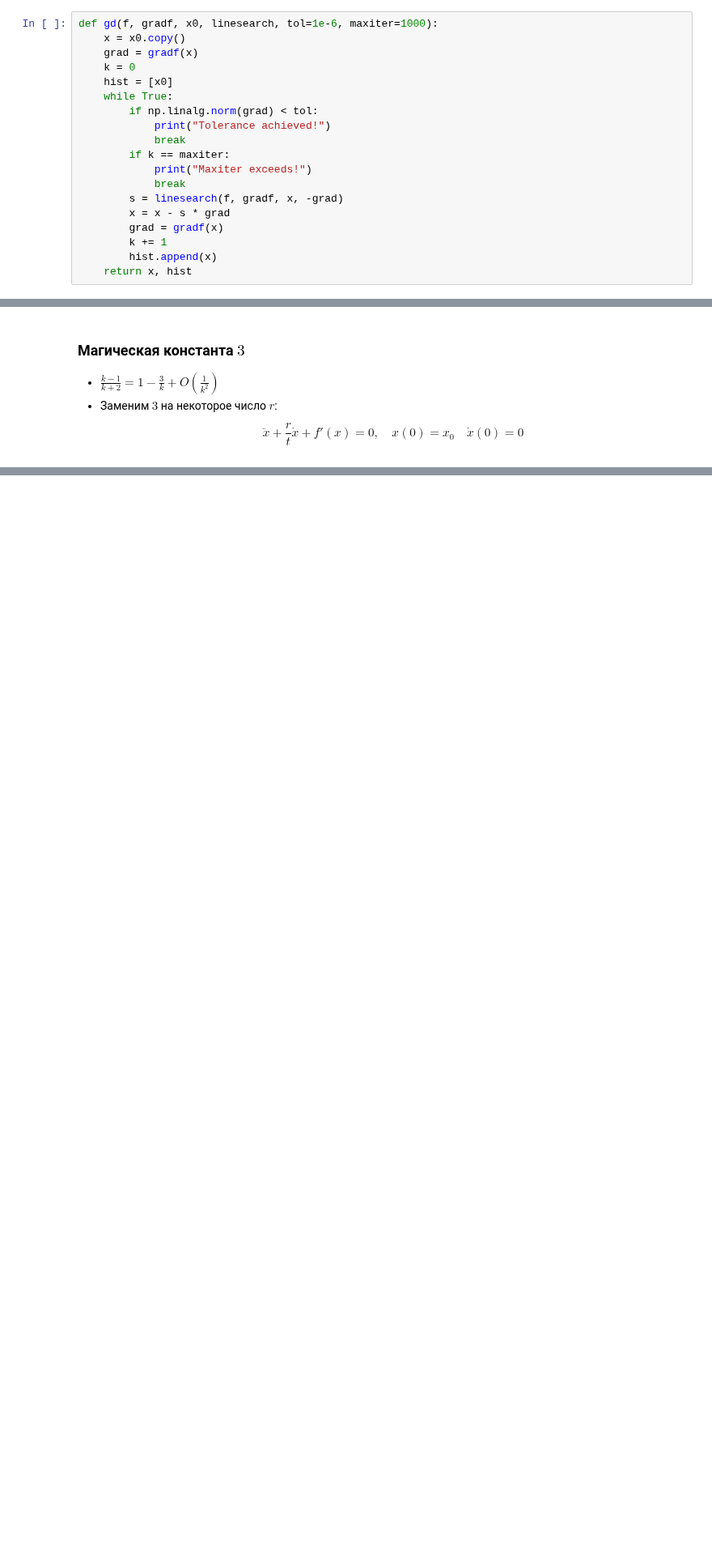
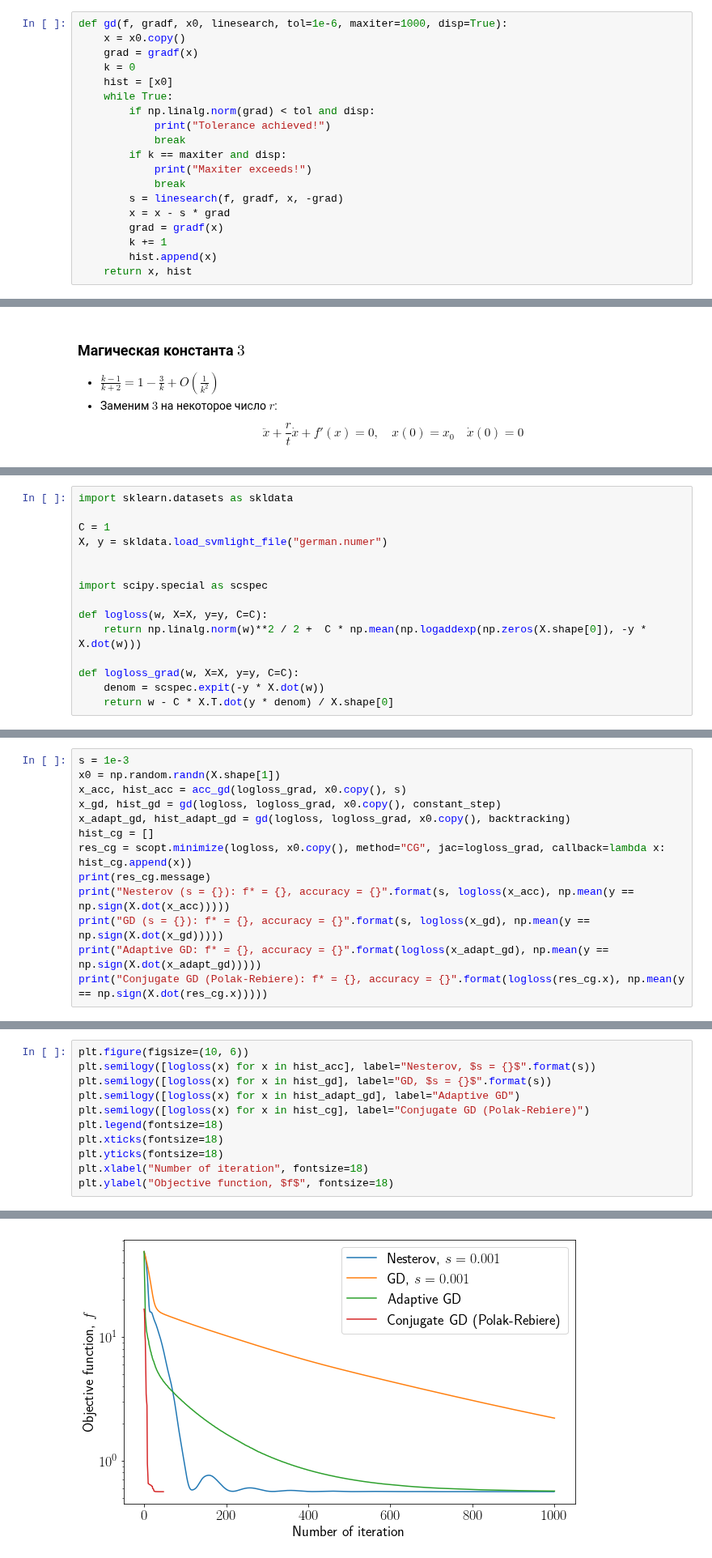
Before and after one commit to amkatrutsa/optimization_course, a Jupyter notebook: ODE4NesterovAcc/ODE4NesterovAcc.ipynb, the cells around one changed output, grey strips where cells are left out. Shown at 81% size. Cells and saved outputs as stored; diff of their text form; blank space fills up the shorter version.

```diff
--- a/ODE4NesterovAcc/ODE4NesterovAcc.ipynb
+++ b/ODE4NesterovAcc/ODE4NesterovAcc.ipynb
@@ -168,16 +168,16 @@ def acc_gd(gradf, x0, s, tol=1e-6, maxiter=1000):
         hist.append(x)
     return x, hist
 # %%
-def gd(f, gradf, x0, linesearch, tol=1e-6, maxiter=1000):
+def gd(f, gradf, x0, linesearch, tol=1e-6, maxiter=1000, disp=True):
     x = x0.copy()
     grad = gradf(x)
     k = 0
     hist = [x0]
     while True:
-        if np.linalg.norm(grad) < tol:
+        if np.linalg.norm(grad) < tol and disp:
             print("Tolerance achieved!")
             break
-        if k == maxiter:
+        if k == maxiter and disp:
             print("Maxiter exceeds!")
             break
         s = linesearch(f, gradf, x, -grad)
@@ -326,0 +335,15 @@ $$
+# %%
+import sklearn.datasets as skldata
+
+C = 1
+X, y = skldata.load_svmlight_file("german.numer")
+
+
+import scipy.special as scspec
+
+def logloss(w, X=X, y=y, C=C):
+    return np.linalg.norm(w)**2 / 2 +  C * np.mean(np.logaddexp(np.zeros(X.shape[0]), -y * X.dot(w)))
+
+def logloss_grad(w, X=X, y=y, C=C):
+    denom = scspec.expit(-y * X.dot(w))
+    return w - C * X.T.dot(y * denom) / X.shape[0]
@@ -326,0 +355,13 @@ $$
+# %%
+s = 1e-3
+x0 = np.random.randn(X.shape[1])
+x_acc, hist_acc = acc_gd(logloss_grad, x0.copy(), s)
+x_gd, hist_gd = gd(logloss, logloss_grad, x0.copy(), constant_step)
+x_adapt_gd, hist_adapt_gd = gd(logloss, logloss_grad, x0.copy(), backtracking)
+hist_cg = []
+res_cg = scopt.minimize(logloss, x0.copy(), method="CG", jac=logloss_grad, callback=lambda x: hist_cg.append(x))
+print(res_cg.message)
+print("Nesterov (s = {}): f* = {}, accuracy = {}".format(s, logloss(x_acc), np.mean(y == np.sign(X.dot(x_acc)))))
+print("GD (s = {}): f* = {}, accuracy = {}".format(s, logloss(x_gd), np.mean(y == np.sign(X.dot(x_gd)))))
+print("Adaptive GD: f* = {}, accuracy = {}".format(logloss(x_adapt_gd), np.mean(y == np.sign(X.dot(x_adapt_gd)))))
+print("Conjugate GD (Polak-Rebiere): f* = {}, accuracy = {}".format(logloss(res_cg.x), np.mean(y == np.sign(X.dot(res_cg.x)))))
@@ -326,0 +377,12 @@ $$
+# %%
+plt.figure(figsize=(10, 6))
+plt.semilogy([logloss(x) for x in hist_acc], label="Nesterov, $s = {}$".format(s))
+plt.semilogy([logloss(x) for x in hist_gd], label="GD, $s = {}$".format(s))
+plt.semilogy([logloss(x) for x in hist_adapt_gd], label="Adaptive GD")
+plt.semilogy([logloss(x) for x in hist_cg], label="Conjugate GD (Polak-Rebiere)")
+plt.legend(fontsize=18)
+plt.xticks(fontsize=18)
+plt.yticks(fontsize=18)
+plt.xlabel("Number of iteration", fontsize=18)
+plt.ylabel("Objective function, $f$", fontsize=18)
+# %% [output]
@@ -326,0 +390 @@ $$
+[figure, added]
```
Also changed, not shown: parts of 10 cells of this notebook.
